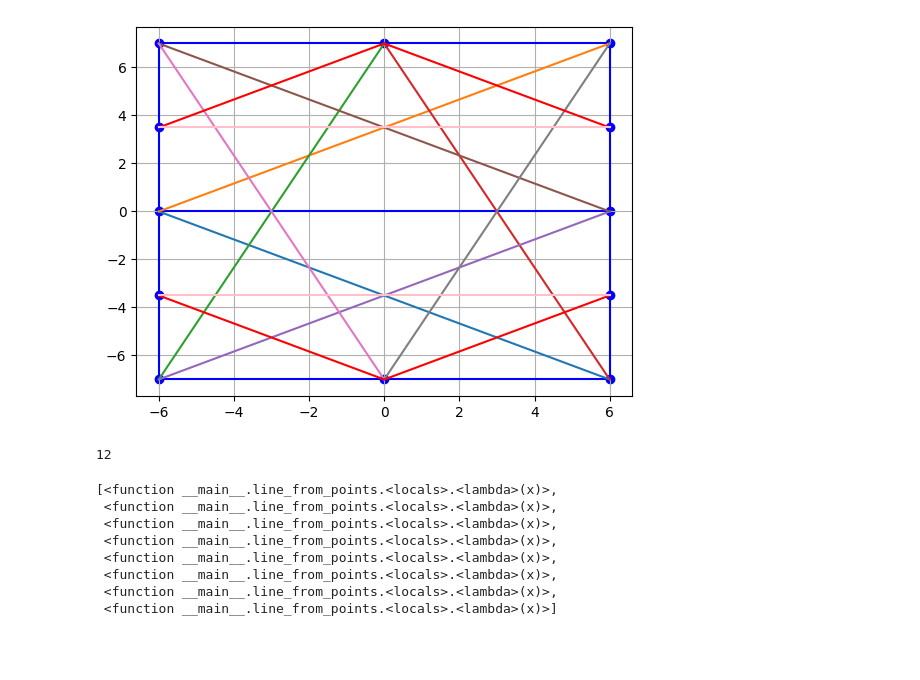
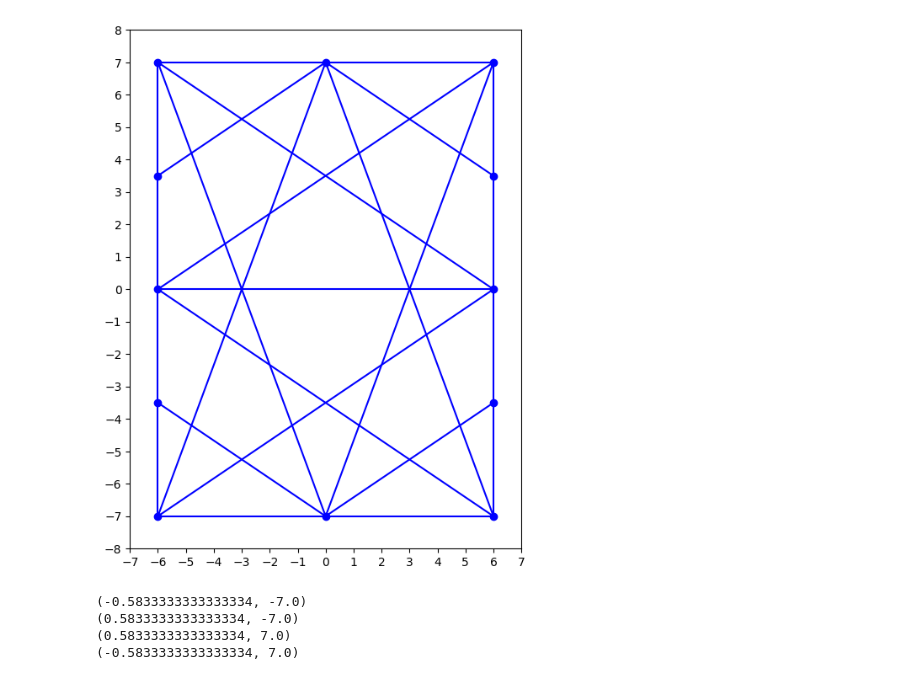
Before and after one commit to DarkWake9/p_checkers, a Jupyter notebook: parts.ipynb, the cells around one changed output. Saved outputs shown, nothing was run; the diff lists cells and outputs as text; code cells hidden in the pictures; blank space fills up the shorter version.

```diff
--- a/parts.ipynb
+++ b/parts.ipynb
@@ -119,63 +43,65 @@ plt.show()
 # Rectangle corners
 corners = [
     (-6, -7),
+    (6, -7),
     (-6, 7),
-    (6, -7),
     (6, 7)
 ]
 
 # edge midpoints
 midpoints = [
     (-6, 0),
-    (0, 7),
+    (0, -7),
     (6, 0),
-    (0, -7)
+    (0, 7)
+
 ]
 
 # vertical edge quarterpoints
 quarterpoints = [
     (-6, -3.5),
-    (6, 3.5),
+    (6, -3.5),
     (-6, 3.5),
-    (6, -3.5)
+    (6, 3.5)
+
 ]
 
 # plot the nodes
-# plt.figure(figsize=(6, 8))
+plt.figure(figsize=(6, 8))
+# plt.grid()
 plt.scatter([corner[0] for corner in corners], [corner[1] for corner in corners], c='b')
 plt.scatter([midpoint[0] for midpoint in midpoints], [midpoint[1] for midpoint in midpoints], c='b')
 plt.scatter([quarterpoint[0] for quarterpoint in quarterpoints], [quarterpoint[1] for quarterpoint in quarterpoints], c='b')
 
 # plot the rectangle edges
 plt.plot([-6, 6, 6, -6, -6], [-7, -7, 7, 7, -7], c='b')
 
 #plot the rectangle midline
 plt.plot([-6, 6], [0, 0], c='b')
 
 
 #plot the lines each mid point to both the corners on the opposite edge
 count = 0
 for midpoint in midpoints:
     for corner in corners:
         if midpoint[0] == corner[0] or midpoint[1] == corner[1]:
             continue
-        plt.plot([midpoint[0], corner[0]], [midpoint[1], corner[1]])
+        plt.plot([midpoint[0], corner[0]], [midpoint[1], corner[1]], c='b')
         count += 1
 
 
 
 #plot the lines each quarter point to the mid point on the shorter edge on the same side
-plt.plot([-6, 0, 6], [-3.5, -7, -3.5], c='r')
-plt.plot([-6, 0, 6], [3.5, 7, 3.5], c='r')
+plt.plot([-6, 0, 6], [-3.5, -7, -3.5], c='b')
+plt.plot([-6, 0, 6], [3.5, 7, 3.5], c='b')
 count+=4
-plt.plot([-6, 6], [3.5, 3.5], c='pink')
-plt.plot([-6, 6], [-3.5, -3.5], c='pink')
+# plt.plot([-6, 6], [3.5, 3.5], c='pink')
+# plt.plot([-6, 6], [-3.5, -3.5], c='pink')
 # plt.plot([3, 3], [-7, 7], c='pink')
 # plt.plot([-3, -3], [-7, 7], c='pink')
-plt.grid()
+plt.xticks(range(-7, 8))
+plt.yticks(range(-8, 9))
+
+plt.show()
 # %% [output]
-[figure, old version]
+[figure, new version]
-# %%
-count
-# %% [output]
-12
@@ -246,11 +107,0 @@ for midpoint in midpoints:
-# %%
-mid_quarter_lines
-# %% [output]
-[<function __main__.line_from_points.<locals>.<lambda>(x)>,
- <function __main__.line_from_points.<locals>.<lambda>(x)>,
- <function __main__.line_from_points.<locals>.<lambda>(x)>,
- <function __main__.line_from_points.<locals>.<lambda>(x)>,
- <function __main__.line_from_points.<locals>.<lambda>(x)>,
- <function __main__.line_from_points.<locals>.<lambda>(x)>,
- <function __main__.line_from_points.<locals>.<lambda>(x)>,
- <function __main__.line_from_points.<locals>.<lambda>(x)>]
@@ -256,0 +142,31 @@ mid_quarter_lines
+# %%
+# Finding the line parameters
+line_params = set()
+for i in range(len(gen_points)):
+    for j in range(i+1, len(gen_points)):
+        temp = line_from_points(list(gen_points)[i], list(gen_points)[j])
+        if temp:
+            m, c = temp
+            if abs(m) == 7/6 or abs(m) == 6/7:
+                continue
+            line_params.add((m, c))
+
+
+
+for i in [1, 3]:
+    for j in [0, 1]:
+        temp = line_from_points(midpoints[i], quarterpoints[(i+j-1)])
+        if temp:
+            m, c = temp
+            print(temp)
+            line_params.add((m, c))
+
+
+line_params.add((0, -7))
+line_params.add((0, 7))
+line_params.add((0, 0))
+# %% [output]
+(-0.5833333333333334, -7.0)
+(0.5833333333333334, -7.0)
+(0.5833333333333334, 7.0)
+(-0.5833333333333334, 7.0)
```
Also changed, not shown: parts of 19 cells of this notebook, 5 other files.
